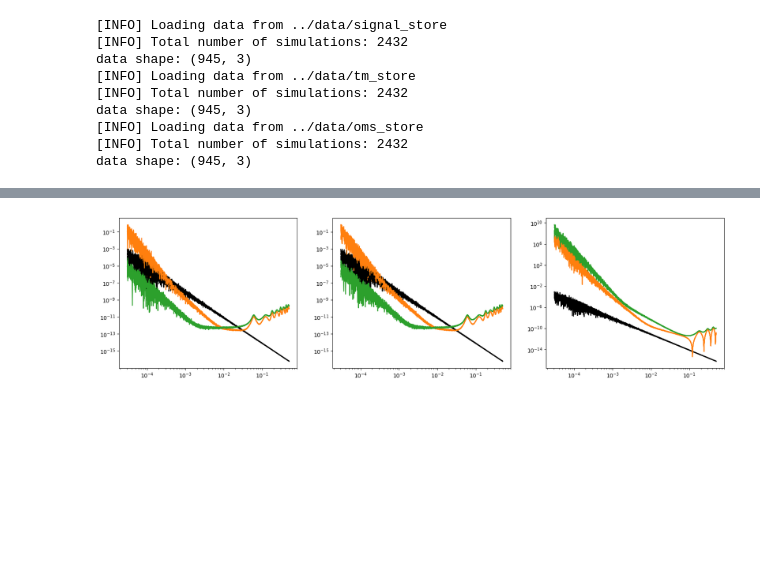
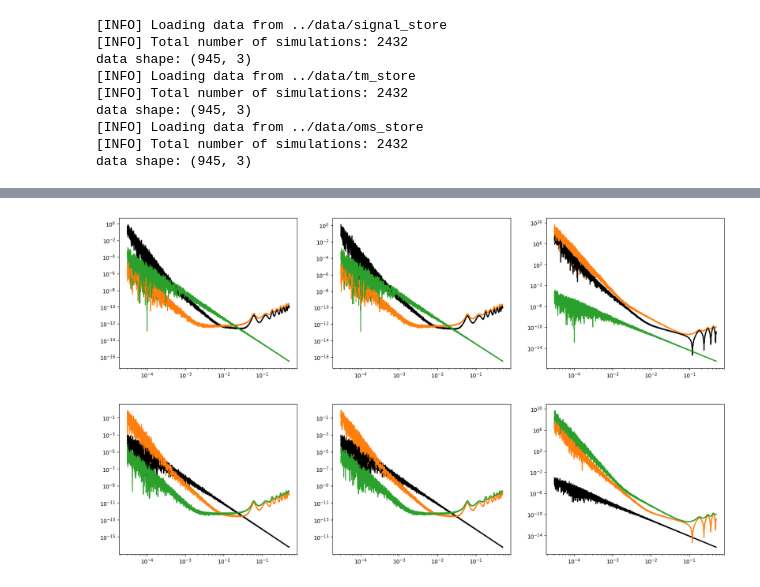
Before and after one commit to PEREGRINE-GW/saqqara, a Jupyter notebook: examples/vary_noise/data/test_resampler.ipynb, the cells around one changed output, grey strips where cells are left out. Cells and saved outputs as stored; diff of their text form; code cells hidden in the pictures; blank space fills up the shorter version.

```diff
--- a/examples/vary_noise/data/test_resampler.ipynb
+++ b/examples/vary_noise/data/test_resampler.ipynb
@@ -55,3 +107,14 @@ data shape: (945, 3)
+# %%
+fig = plt.figure(figsize=(20, 5))
+for _ in range(10):
+    choice = np.random.randint(0, len(resampling_store))
+    for i in range(3):
+        ax = plt.subplot(1, 3, i + 1)
+        plt.loglog(sim.coarse_grained_f, resampling_store[choice][0, :, i], label="TM", c='k')
+        plt.loglog(sim.coarse_grained_f, resampling_store[choice][1, :, i], label="OMS", c='C1')
+        plt.loglog(sim.coarse_grained_f, resampling_store[choice][2, :, i], label="Signal", c='C2')
+# %% [output]
+[figure, added]
 # %%
 fig = plt.figure(figsize=(20, 5))
 for _ in range(10):
```
Also changed, not shown: parts of 10 cells of this notebook, 7 other files.
